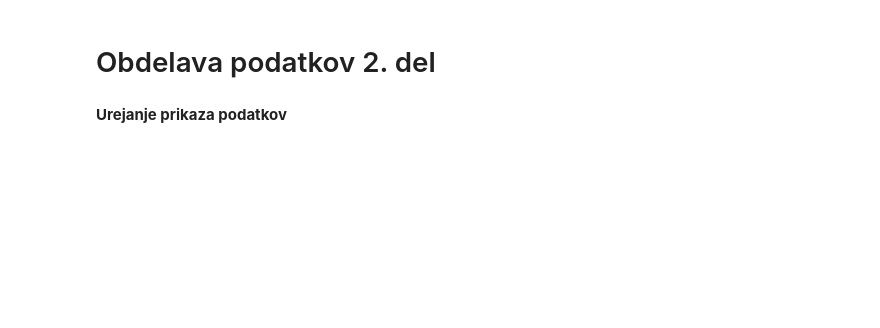
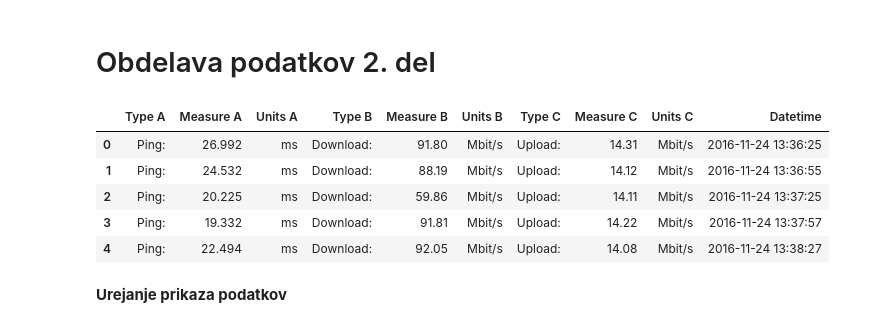
Before and after one commit to icta-tecaji/python-data-analysis-public, a Jupyter notebook: teden_08/08_teden_obdelava_podatkov_2_del_clean.ipynb, the cells around one changed output. Cells and saved outputs as stored; diff of their text form; code cells hidden in the pictures; blank space fills up the shorter version.

```diff
--- a/teden_08/08_teden_obdelava_podatkov_2_del_clean.ipynb
+++ b/teden_08/08_teden_obdelava_podatkov_2_del_clean.ipynb
@@ -10,5 +10,19 @@ column_names = [ 'Type A', 'Measure A', 'Units A',
                  'Type B', 'Measure B', 'Units B',
                  'Type C', 'Measure C', 'Units C',
                  'Datetime']
+# %%
+path = 'data/DATA_rpi_data_long_R.csv'
+
+# Uvozimo podatke
+df_redundant = pd.read_csv(path, names=column_names)
+# %%
+df_redundant.head()
+# %% [output]
+|  | Type A | Measure A | Units A | Type B | Measure B | Units B | Type C | Measure C | Units C | Datetime |
+| 0 | Ping: | 26.992 | ms | Download: | 91.80 | Mbit/s | Upload: | 14.31 | Mbit/s | 2016-11-24 13:36:25 |
+| 1 | Ping: | 24.532 | ms | Download: | 88.19 | Mbit/s | Upload: | 14.12 | Mbit/s | 2016-11-24 13:36:55 |
+| 2 | Ping: | 20.225 | ms | Download: | 59.86 | Mbit/s | Upload: | 14.11 | Mbit/s | 2016-11-24 13:37:25 |
+| 3 | Ping: | 19.332 | ms | Download: | 91.81 | Mbit/s | Upload: | 14.22 | Mbit/s | 2016-11-24 13:37:57 |
+| 4 | Ping: | 22.494 | ms | Download: | 92.05 | Mbit/s | Upload: | 14.08 | Mbit/s | 2016-11-24 13:38:27 |
 # %% [markdown]
 **Urejanje prikaza podatkov**
```
Also changed, not shown: parts of 86 cells of this notebook.
